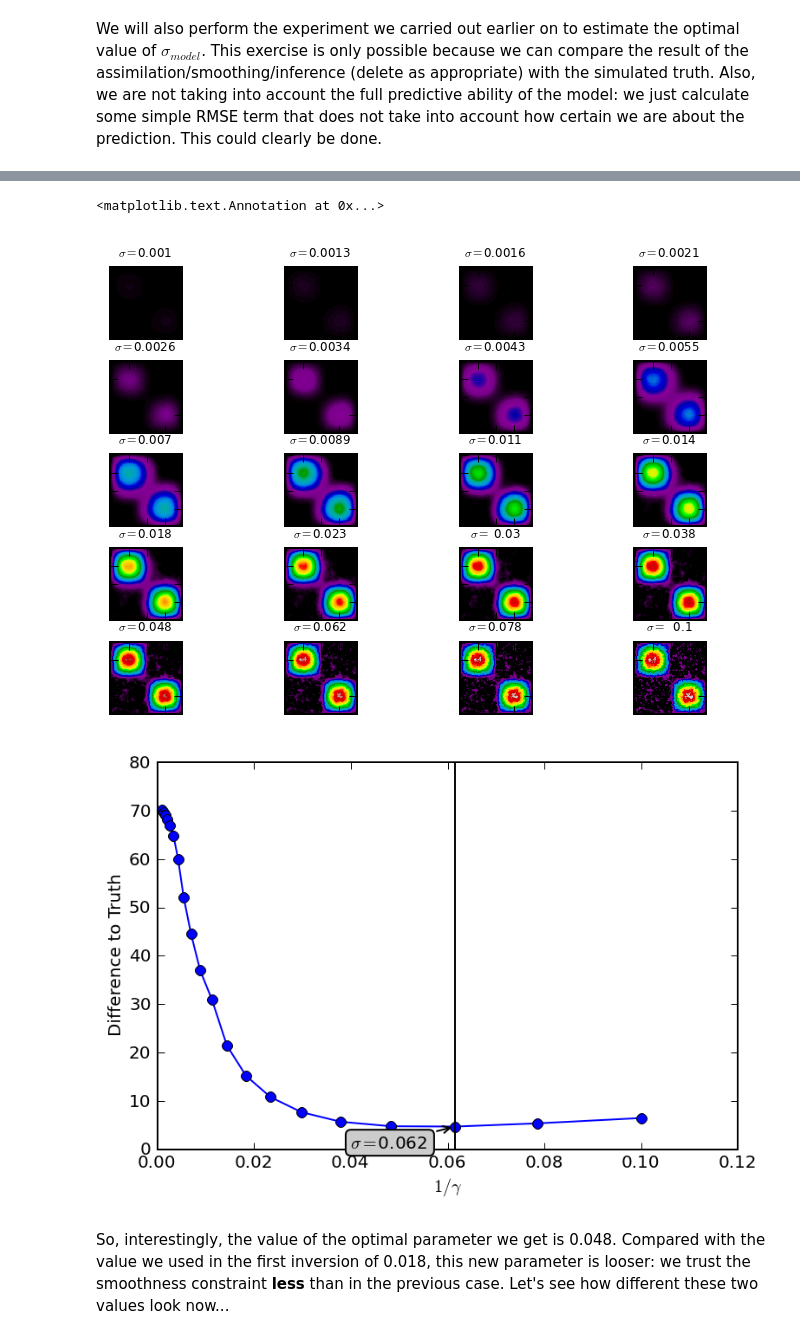
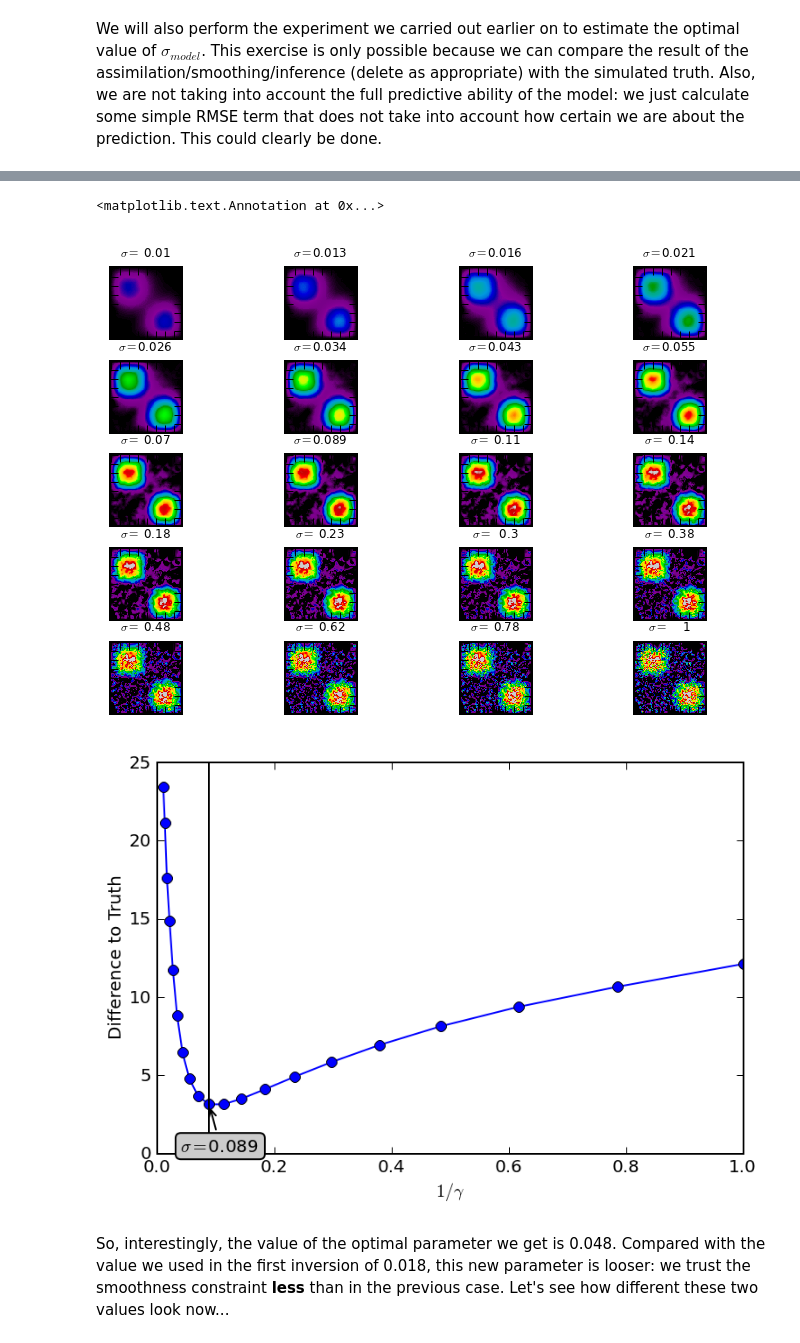
Before and after one commit to maxchernet/toy_eoldas, a Jupyter notebook: SpatialSmoothing.ipynb, the cells around one changed output, grey strips where cells are left out. Saved outputs shown, nothing was run; the diff lists cells and outputs as text; code cells hidden in the pictures.

```diff
--- a/SpatialSmoothing.ipynb
+++ b/SpatialSmoothing.ipynb
@@ -303,8 +303,8 @@ def the_funco (x0 = np.random.rand  ( ndvi_obs.flatten().shape[0])*0 ):
 # %% [markdown]
 An annoying fact of EO data spatial resolutions are often different, spanning from the few meters to the kilometer. In some senarios, moderate resolution data provides very frequent acquisitions, which allows the possibility of capturing the land surface when clouds are persistent. Higher resolution data, due to typicall smaller swaths, usually has fewer revisit opportunities and that can result in few actual observations. Additionally, some high resolution data might suffer from poor spectral or angular sampling. In any case, we want to combine both datasets in an optimal way to make full use of the information contained in both observations.
 # %%
-rows = 200
-cols = 200
+rows = 80
+cols = 80
 sigma_obs = 0.15
 rows, cols, ndvi_true_hires, ndvi_obs_hires, qa_flag_hires = create_data ( rows, cols, obs_off=0.6, noise=0.20, window_size=11 )
 
@@ -323,8 +323,8 @@ plt.imshow ( np.ma.array(ndvi_obs_hires,mask=qa_flag_hires==0), \
 plt.xticks(visible=False)
 plt.yticks(visible=False)
 plt.ylabel("$\sigma=0.25$\nObsOff=60%%")
-rows = 100
-cols = 100
+rows = 40
+cols = 40
 sigma_obs = 0.15
 rows, cols, ndvi_true_lores, ndvi_obs_lores, qa_flag_lores = create_data ( rows, cols, noise=0.15,obs_off=0.3)
 
@@ -476,7 +476,7 @@ sigma_obs_lores = 0.15
 
 fito={}
 plt.subplots_adjust ( hspace=0.3)
-for (i,sigma_model) in enumerate(np.logspace(-3,-1,20)):
+for (i,sigma_model) in enumerate(np.logspace(-2,0,20)):
     print "Doing ", sigma_model
     x0 = ndvi_true_hires.flatten()*0.
     retval = scipy.optimize.fmin_l_bfgs_b( the_fit, x0, \
@@ -489,11 +489,11 @@ for (i,sigma_model) in enumerate(np.logspace(-3,-1,20)):
     plt.xticks(visible=False)
     plt.yticks(visible=False)
     fito[i] = np.linalg.norm ( ndvi_true_hires - retval[0].reshape(ndvi_true_hires.shape))
-plt.figure();plt.plot(np.logspace(-3,-1,20), fito.values(), 'o-')
+plt.figure();plt.plot(np.logspace(-2,0,20), fito.values(), 'o-')
 plt.xlabel(r'$1/\gamma$')
 plt.ylabel("Difference to Truth")
-plt.axvline ( np.logspace(-3,-1,20)[np.argmin(fito.values())], c='k')
-xarrow = np.logspace(-3,-1,20)[np.argmin(fito.values())]
+plt.axvline ( np.logspace(-2,0,20)[np.argmin(fito.values())], c='k')
+xarrow = np.logspace(-2,0,20)[np.argmin(fito.values())]
 yarrow = fito[np.argmin(fito.values())]
 ax = plt.gca()
 ax.annotate(r'$\sigma=$'+"%5.2G"%xarrow, xy=(xarrow, yarrow), xytext=(0.04, 0.08),
@@ -523,6 +523,6 @@ Doing  0.1
 <matplotlib.text.Annotation at 0x...>
-[figure, old version]
+[figure, new version]
-[figure, old version]
+[figure, new version]
 # %% [markdown]
 So, interestingly, the value of the optimal parameter we get is 0.048. Compared with the value we used in the first inversion of 0.018, this new parameter is looser: we trust the smoothness constraint **less** than in the previous case. Let's see how different these two values look now...
 # %%
```
Also changed, not shown: parts of 20 cells of this notebook, 1 other file.
